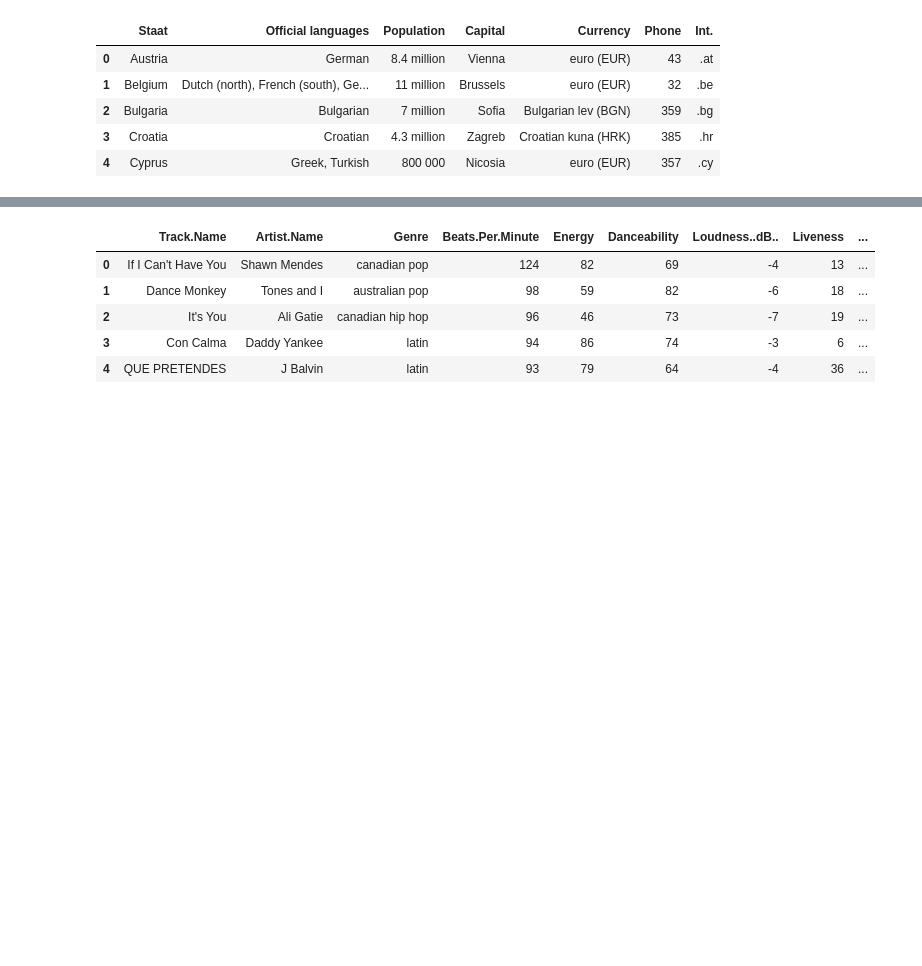
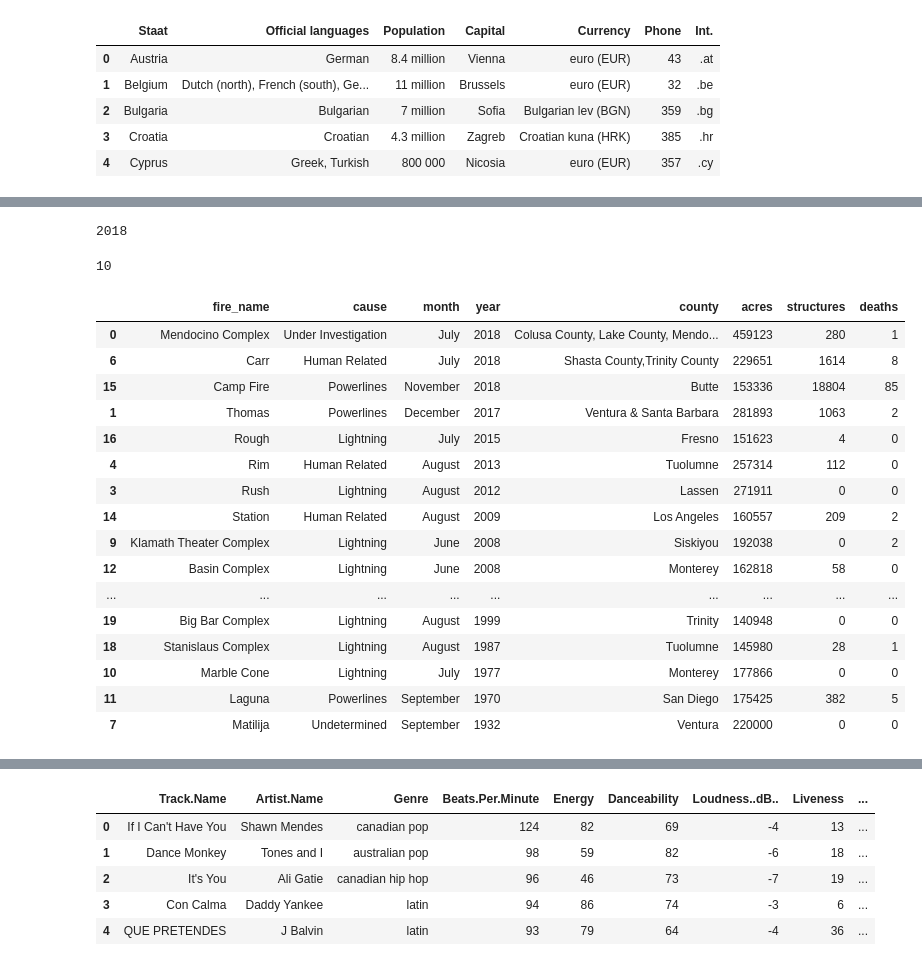
Before and after one commit to ElieAssaf33/course-python-basic, a Jupyter notebook: My Stuff/pandas_uzduotys.ipynb, the cells around one changed output, grey strips where cells are left out. Cells and saved outputs as stored; diff of their text form; code cells hidden in the pictures; blank space fills up the shorter version.

```diff
--- a/My Stuff/pandas_uzduotys.ipynb
+++ b/My Stuff/pandas_uzduotys.ipynb
@@ -21,0 +27,3 @@ ModuleNotFoundError: No module named 'openpyxl'
+# %%
+fires = pd.read_csv('top_20_CA_wildfires.csv')
+fires.head()
@@ -21,0 +51,28 @@ ModuleNotFoundError: No module named 'openpyxl'
+# %%
+fires['year'].value_counts().idxmax()
+# %% [output]
+2018
+# %%
+fires['deaths'].value_counts().drop(0).sum()
+# %% [output]
+10
+# %%
+fires.sort_values(by='year', ascending=False)
+# %% [output]
+|  | fire_name | cause | month | year | county | acres | structures | deaths |
+| 0 | Mendocino Complex | Under Investigation | July | 2018 | Colusa County, Lake County, Mendo... | 459123 | 280 | 1 |
+| 6 | Carr | Human Related | July | 2018 | Shasta County,Trinity County | 229651 | 1614 | 8 |
+| 15 | Camp Fire | Powerlines | November | 2018 | Butte | 153336 | 18804 | 85 |
+| 1 | Thomas | Powerlines | December | 2017 | Ventura & Santa Barbara | 281893 | 1063 | 2 |
+| 16 | Rough | Lightning | July | 2015 | Fresno | 151623 | 4 | 0 |
+| 4 | Rim | Human Related | August | 2013 | Tuolumne | 257314 | 112 | 0 |
+| 3 | Rush | Lightning | August | 2012 | Lassen | 271911 | 0 | 0 |
+| 14 | Station | Human Related | August | 2009 | Los Angeles | 160557 | 209 | 2 |
+| 9 | Klamath Theater Complex | Lightning | June | 2008 | Siskiyou | 192038 | 0 | 2 |
+| 12 | Basin Complex | Lightning | June | 2008 | Monterey | 162818 | 58 | 0 |
+| ... | ... | ... | ... | ... | ... | ... | ... | ... |
+| 19 | Big Bar Complex | Lightning | August | 1999 | Trinity | 140948 | 0 | 0 |
+| 18 | Stanislaus Complex | Lightning | August | 1987 | Tuolumne | 145980 | 28 | 1 |
+| 10 | Marble Cone | Lightning | July | 1977 | Monterey | 177866 | 0 | 0 |
+| 11 | Laguna | Powerlines | September | 1970 | San Diego | 175425 | 382 | 5 |
+| 7 | Matilija | Undetermined | September | 1932 | Ventura | 220000 | 0 | 0 |
```
Also changed, not shown: parts of 29 cells of this notebook, 4 other files.
